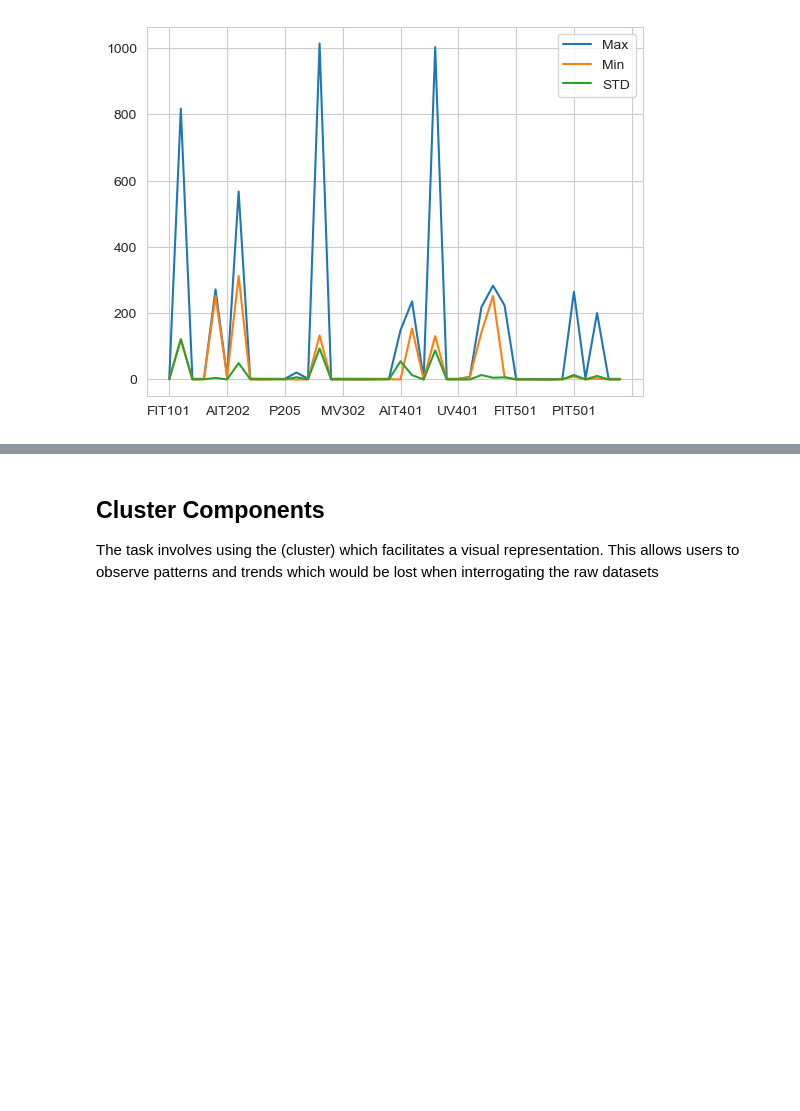
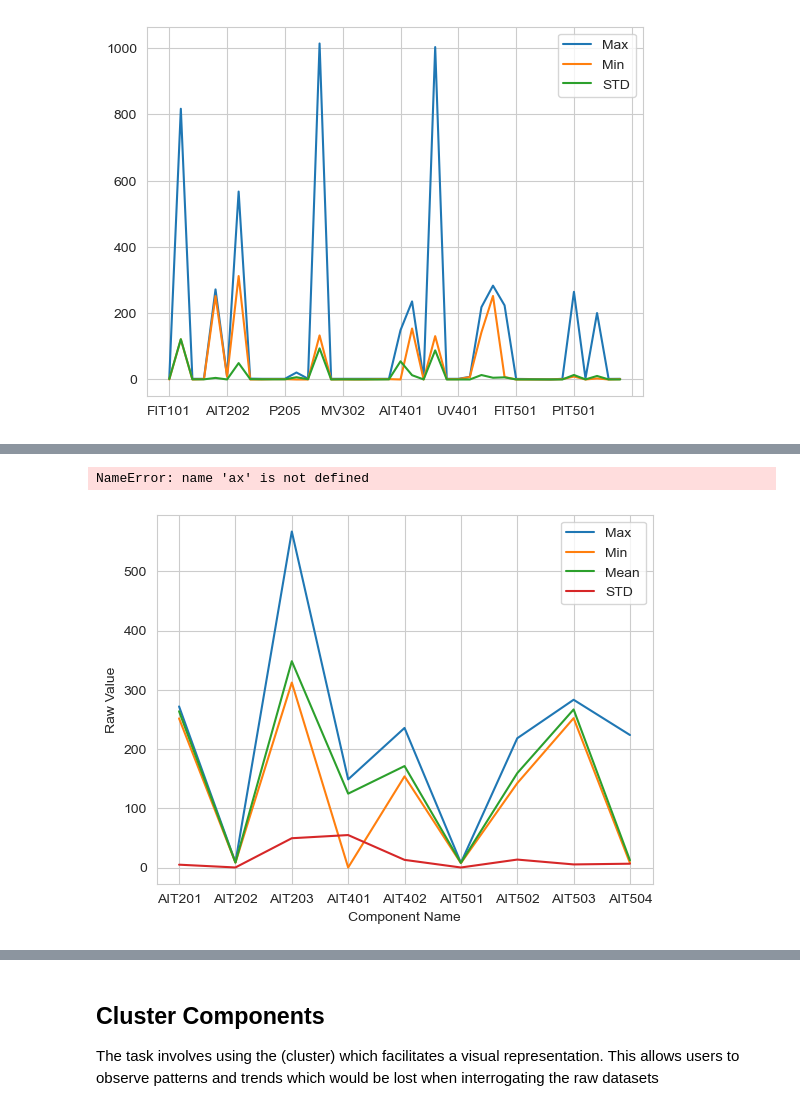
Before and after one commit to lozferatu/MSc-Project, a Jupyter notebook: Data Explorartion/EDA.ipynb, the cells around one changed output, grey strips where cells are left out. Drawn from its saved outputs; the diff is of its cells as text; code cells hidden in the pictures; blank space fills up the shorter version.

```diff
--- a/Data Explorartion/EDA.ipynb
+++ b/Data Explorartion/EDA.ipynb
@@ -125,3 +125,16 @@ component_features[['Max', 'Min', 'STD']].plot()
 # %% [output]
 <Axes: >
 [figure]
+# %%
+# get  df for each component type
+lit_df = component_features.loc[component_features.index.str.startswith('LIT'),:]
+
+fit_df = component_features.loc[component_features.index.str.startswith('FIT'),:]
+
+ait_df = component_features.loc[component_features.index.str.startswith('AIT'),:]
+
+pit_df = component_features.loc[component_features.index.str.startswith('PIT'),:]
+
+p_df = component_features.loc[component_features.index.str.match(r'^P\d{3}'),:]
+
+mv_df = component_features.loc[component_features.index.str.startswith('MV'),:]
@@ -127,0 +153,16 @@ component_features[['Max', 'Min', 'STD']].plot()
+# %%
+plt.plot(p_df)
+plt.xlabel('Component Name')
+plt.ylabel('Raw Value')
+plt.legend(ait_df.columns)
+plt.show()
+# %% [output]
+NameError: name 'ax' is not defined
+# %%
+plt.plot(ait_df)
+plt.xlabel('Component Name')
+plt.ylabel('Raw Value')
+plt.legend(ait_df.columns)
+plt.show()
+# %% [output]
+[figure, added]
```
Also changed, not shown: parts of 38 cells of this notebook, 3 other files.
